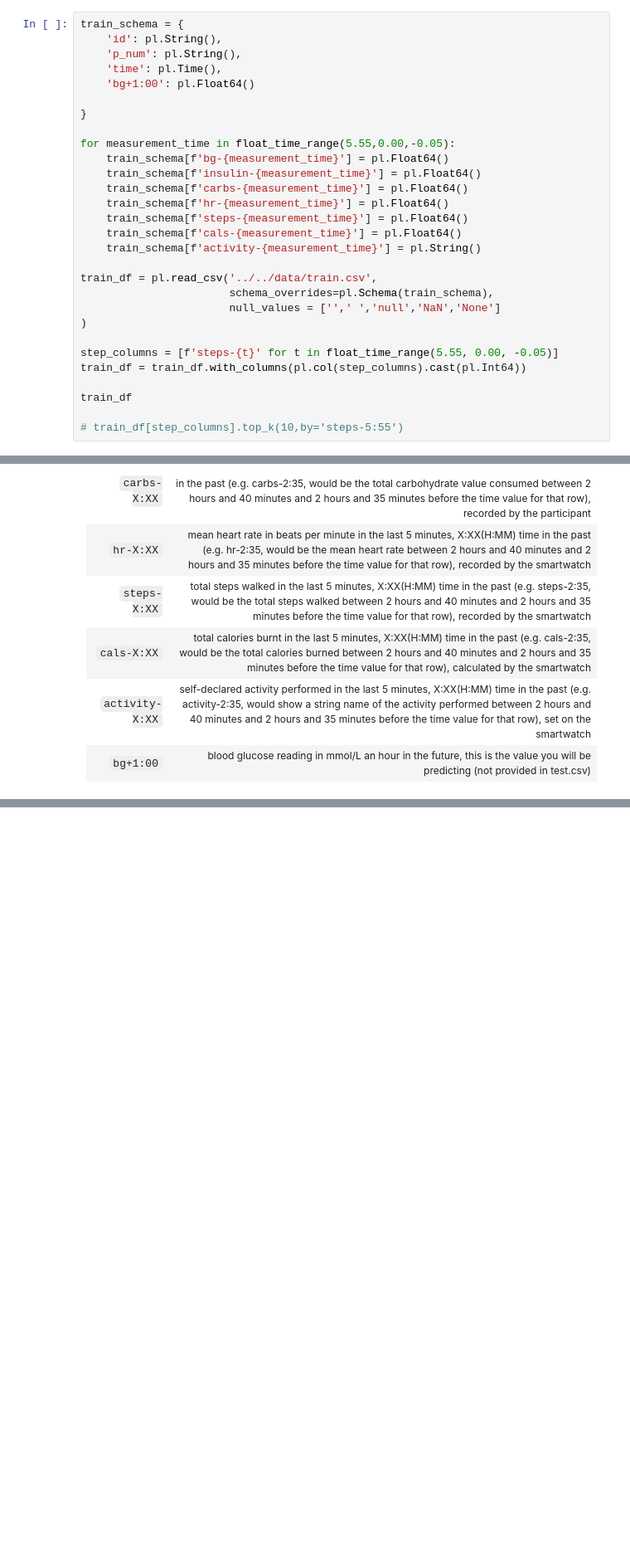
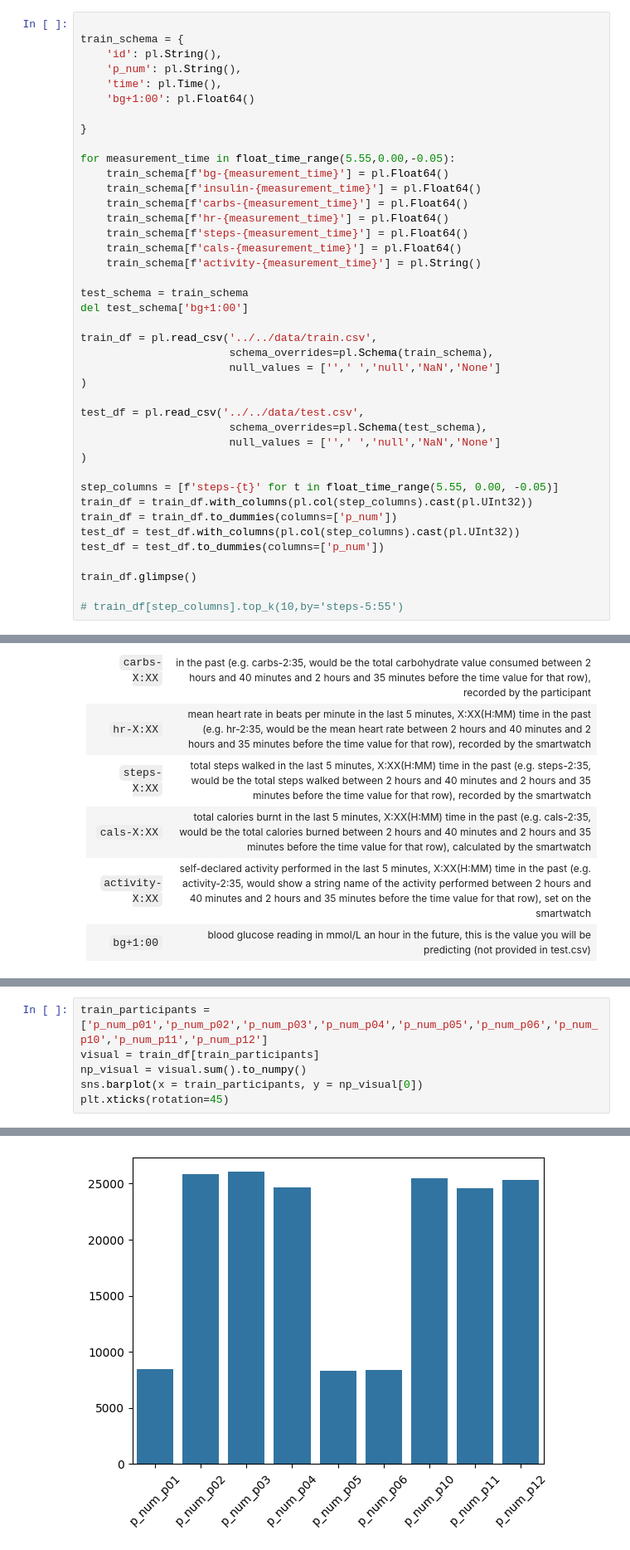
Before and after one commit to jamiemilsom/bloodGlucosePrediciton, a Jupyter notebook: src/notebooks/EDA.ipynb, the cells around one changed output, grey strips where cells are left out. Shown at 83% size. Cells and saved outputs as stored; diff of their text form; blank space fills up the shorter version.

Commit message:
initial data exploration, checking sampling rates

```diff
--- a/src/notebooks/EDA.ipynb
+++ b/src/notebooks/EDA.ipynb
@@ -19,4 +28,5 @@ seed_everything(seed=1024)
 # %%
+
 train_schema = {
     'id': pl.String(),
     'p_num': pl.String(),
@@ -34,15 +44,26 @@ for measurement_time in float_time_range(5.55,0.00,-0.05):
     train_schema[f'cals-{measurement_time}'] = pl.Float64()
     train_schema[f'activity-{measurement_time}'] = pl.String()
 
+test_schema = train_schema
+del test_schema['bg+1:00']
+
 train_df = pl.read_csv('../../data/train.csv',
                        schema_overrides=pl.Schema(train_schema),
                        null_values = ['',' ','null','NaN','None']
 )
 
+test_df = pl.read_csv('../../data/test.csv',
+                       schema_overrides=pl.Schema(test_schema),
+                       null_values = ['',' ','null','NaN','None']
+)
+
 step_columns = [f'steps-{t}' for t in float_time_range(5.55, 0.00, -0.05)]
-train_df = train_df.with_columns(pl.col(step_columns).cast(pl.Int64))
+train_df = train_df.with_columns(pl.col(step_columns).cast(pl.UInt32))
+train_df = train_df.to_dummies(columns=['p_num'])
+test_df = test_df.with_columns(pl.col(step_columns).cast(pl.UInt32))
+test_df = test_df.to_dummies(columns=['p_num'])
 
-train_df
+train_df.glimpse()
 
 # train_df[step_columns].top_k(10,by='steps-5:55')
 # %% [output]
@@ -104,0 +131,7 @@ The dataset is from a study that
+# %%
+train_participants = ['p_num_p01','p_num_p02','p_num_p03','p_num_p04','p_num_p05','p_num_p06','p_num_p10','p_num_p11','p_num_p12']
+visual = train_df[train_participants]
+np_visual = visual.sum().to_numpy()
+sns.barplot(x = train_participants, y = np_visual[0])
+plt.xticks(rotation=45)
+# %% [output]
@@ -104,0 +148 @@ The dataset is from a study that
+[figure, added]
```
Also changed, not shown: parts of 16 cells of this notebook, 3 other files.
